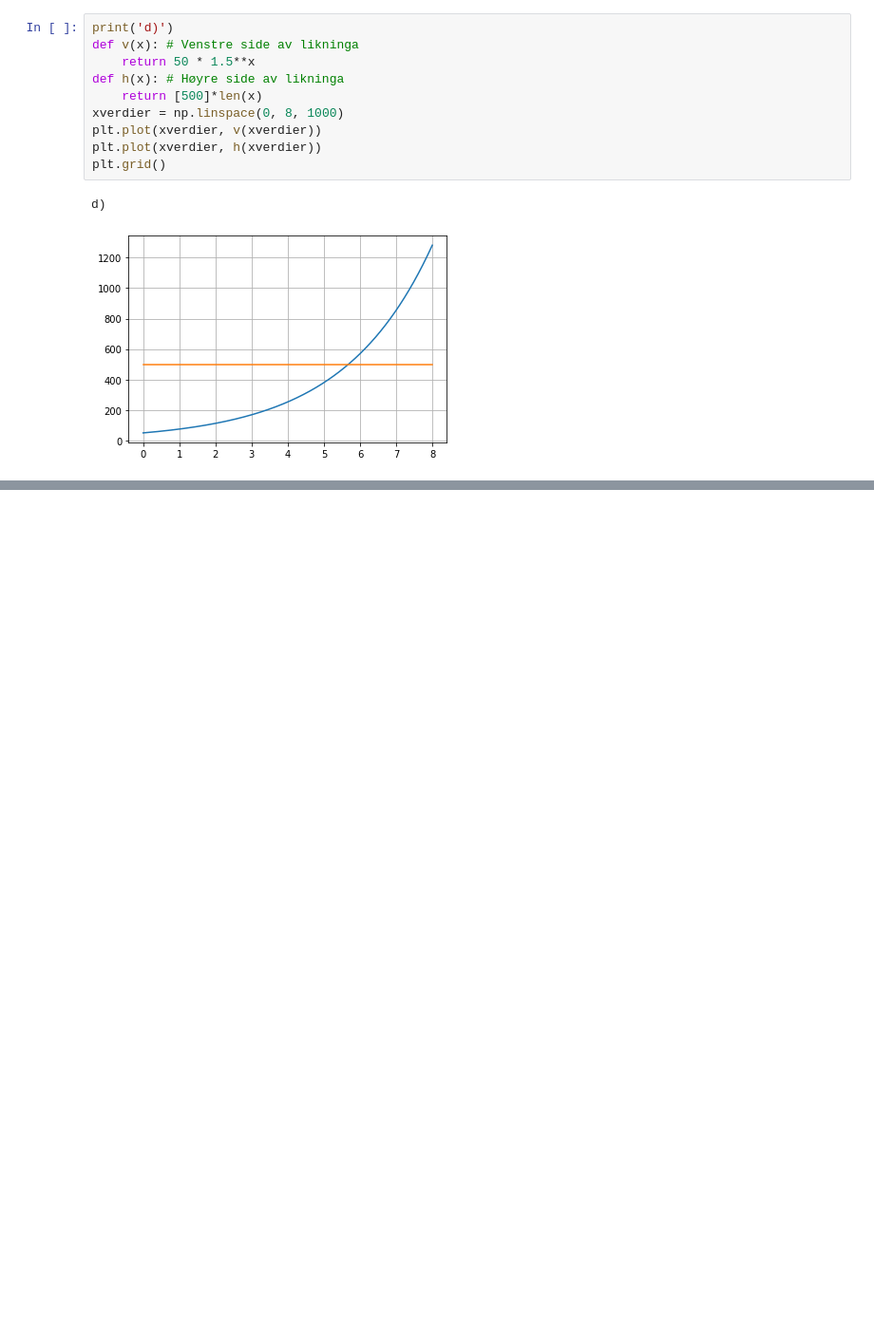
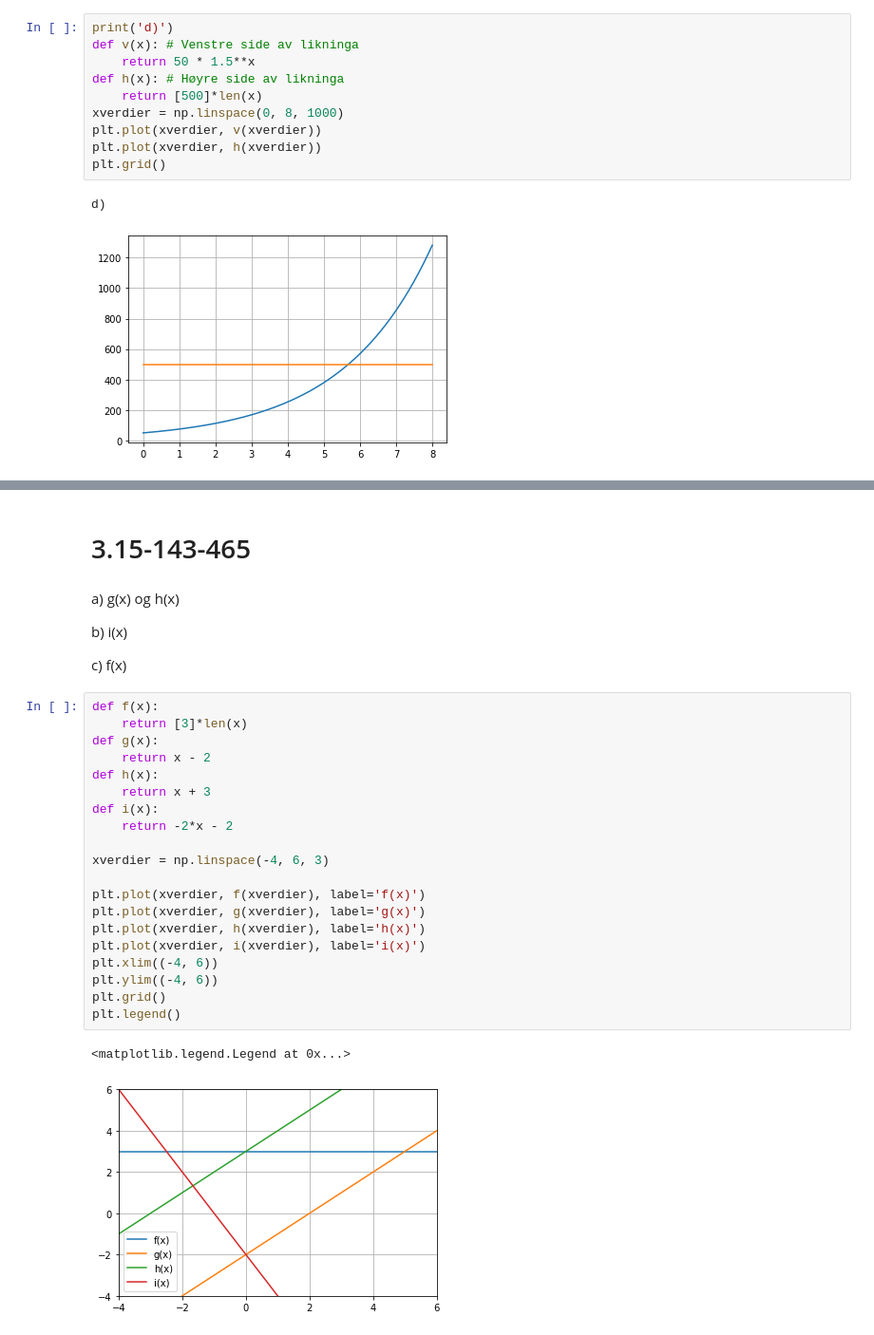
Before and after one commit to bitjungle/1T-Monster, a Jupyter notebook: kapittel-03.ipynb, the cells around one changed output, grey strips where cells are left out. Shown at 95% size. Drawn from its saved outputs; the diff is of its cells as text; blank space fills up the shorter version.

```diff
--- a/kapittel-03.ipynb
+++ b/kapittel-03.ipynb
@@ -451,0 +468,31 @@ d)
+# %% [markdown]
+# 3.15-143-465
+# %% [markdown]
+a) g(x) og h(x)
+
+b) i(x)
+
+c) f(x)
+# %%
+def f(x):
+    return [3]*len(x)
+def g(x):
+    return x - 2
+def h(x):
+    return x + 3
+def i(x):
+    return -2*x - 2
+
+xverdier = np.linspace(-4, 6, 3)
+
+plt.plot(xverdier, f(xverdier), label='f(x)')
+plt.plot(xverdier, g(xverdier), label='g(x)')
+plt.plot(xverdier, h(xverdier), label='h(x)')
+plt.plot(xverdier, i(xverdier), label='i(x)')
+plt.xlim((-4, 6))
+plt.ylim((-4, 6))
+plt.grid()
+plt.legend()
+# %% [output]
+<matplotlib.legend.Legend at 0x...>
+[figure, added]
```
Also changed, not shown: parts of 15 cells of this notebook.
